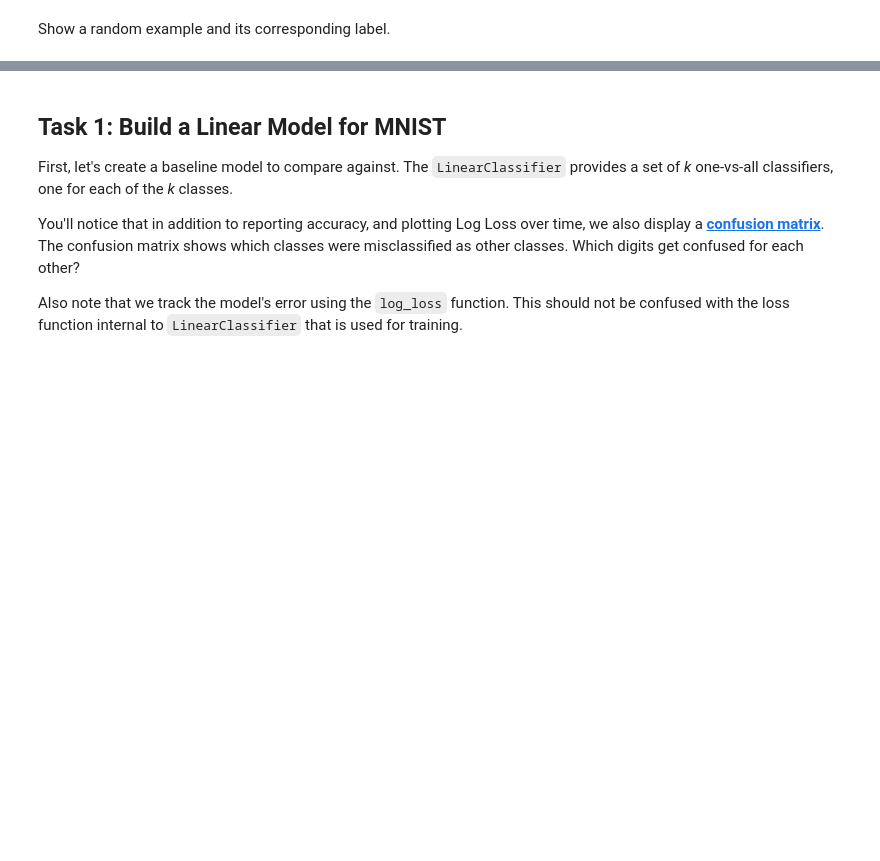
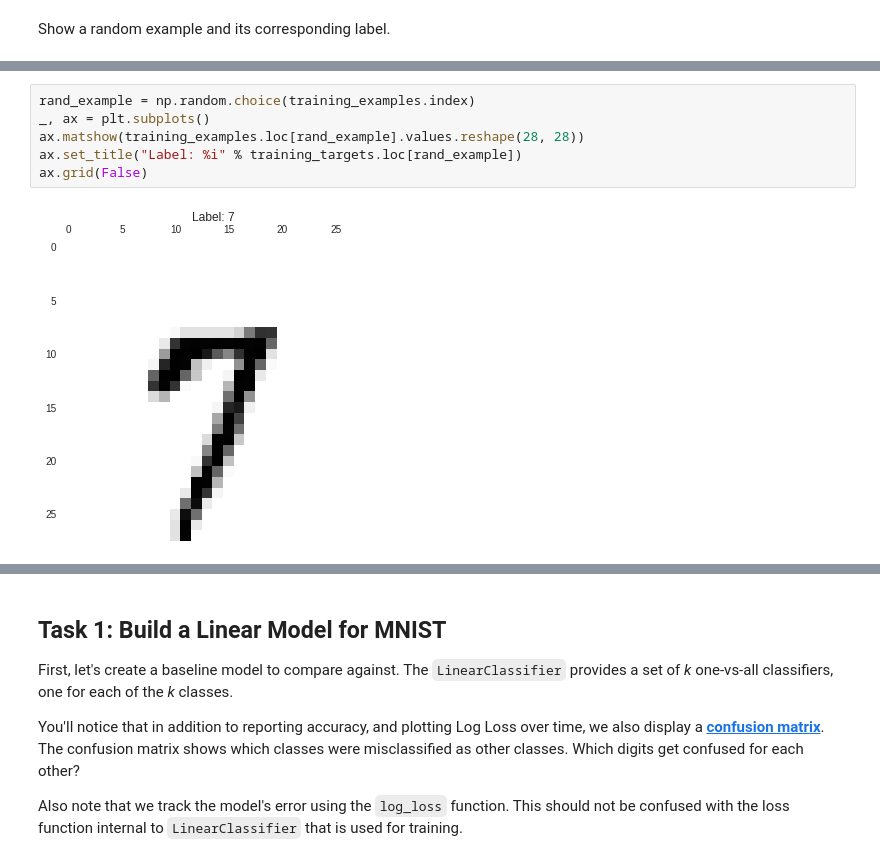
Before and after one commit to tenvol/tsf00, a Jupyter notebook: multi_class_classification_of_handwritten_digits.ipynb, the cells around one changed output, grey strips where cells are left out. Drawn from its saved outputs; the diff is of its cells as text; blank space fills up the shorter version.

```diff
--- a/multi_class_classification_of_handwritten_digits.ipynb
+++ b/multi_class_classification_of_handwritten_digits.ipynb
@@ -292,0 +317,8 @@ ax.grid(False)
+# %%
+rand_example = np.random.choice(training_examples.index)
+_, ax = plt.subplots()
+ax.matshow(training_examples.loc[rand_example].values.reshape(28, 28))
+ax.set_title("Label: %i" % training_targets.loc[rand_example])
+ax.grid(False)
+# %% [output]
+[figure, added]
```
Also changed, not shown: parts of 6 cells of this notebook.
